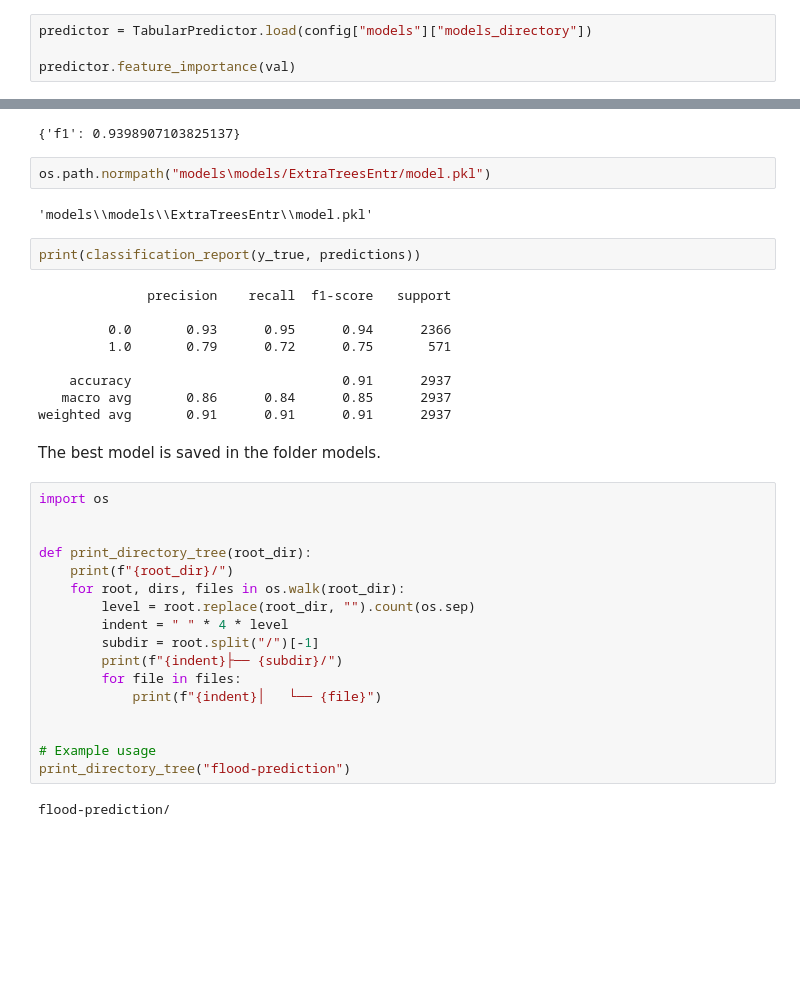
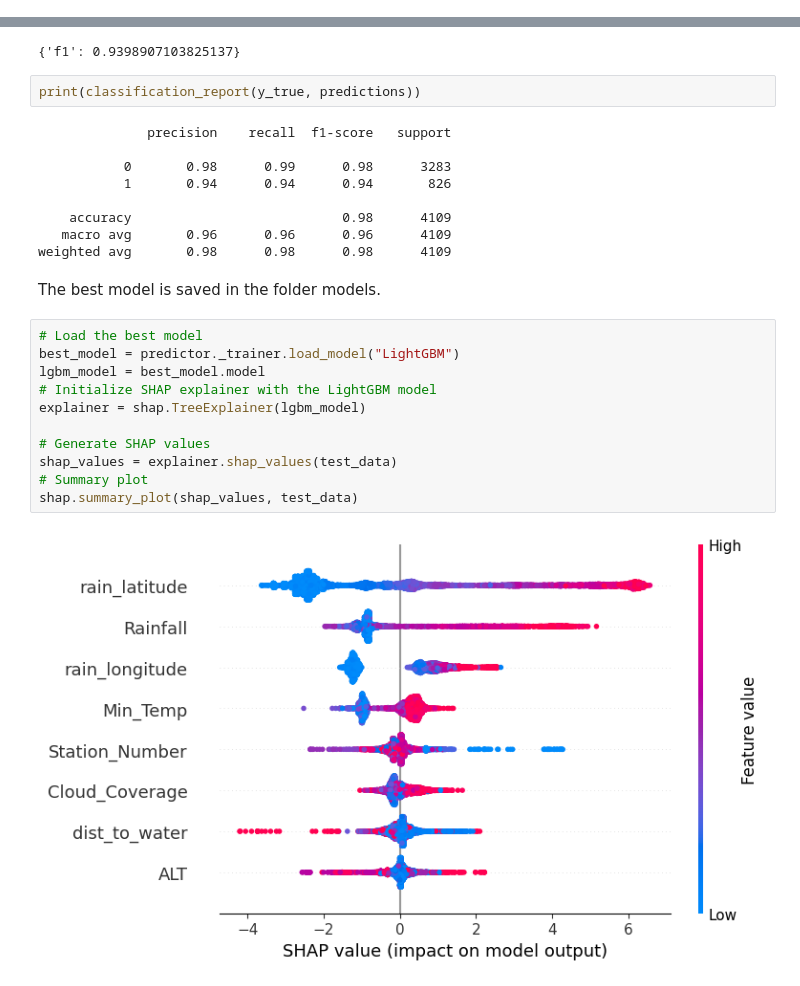
Before and after one commit to KimaniKibuthu/flood-prediction, a Jupyter notebook: notebooks/04_modelling.ipynb, the cells around one changed output, grey strips where cells are left out. Cells and saved outputs as stored; diff of their text form; blank space fills up the shorter version.

```diff
--- a/notebooks/04_modelling.ipynb
+++ b/notebooks/04_modelling.ipynb
@@ -88,4 +79,0 @@ shutil.move(predictor.path, "models/best_model")
-# %%
-predictor = TabularPredictor.load(config["models"]["models_directory"])
-
-predictor.feature_importance(val)
@@ -147,39 +98,29 @@ perf = predictor.evaluate(test, auxiliary_metrics=False)
 perf
 # %% [output]
 {'f1': 0.9398907103825137}
-# %%
-os.path.normpath("models\models/ExtraTreesEntr/model.pkl")
-# %% [output]
-'models\\models\\ExtraTreesEntr\\model.pkl'
 # %%
 print(classification_report(y_true, predictions))
 # %% [output]
               precision    recall  f1-score   support
 
-         0.0       0.93      0.95      0.94      2366
-         1.0       0.79      0.72      0.75       571
+           0       0.98      0.99      0.98      3283
+           1       0.94      0.94      0.94       826
 
-    accuracy                           0.91      2937
-   macro avg       0.86      0.84      0.85      2937
-weighted avg       0.91      0.91      0.91      2937
+    accuracy                           0.98      4109
+   macro avg       0.96      0.96      0.96      4109
+weighted avg       0.98      0.98      0.98      4109
 # %% [markdown]
 The best model is saved in the folder models.
-# %%
-import os
-
-
-def print_directory_tree(root_dir):
-    print(f"{root_dir}/")
-    for root, dirs, files in os.walk(root_dir):
-        level = root.replace(root_dir, "").count(os.sep)
-        indent = " " * 4 * level
-        subdir = root.split("/")[-1]
-        print(f"{indent}├── {subdir}/")
-        for file in files:
-            print(f"{indent}│   └── {file}")
-
-
-# Example usage
-print_directory_tree("flood-prediction")
-# %% [output]
-flood-prediction/
+# %%
+# Load the best model
+best_model = predictor._trainer.load_model("LightGBM")
+lgbm_model = best_model.model
+# Initialize SHAP explainer with the LightGBM model
+explainer = shap.TreeExplainer(lgbm_model)
+
+# Generate SHAP values
+shap_values = explainer.shap_values(test_data)
+# Summary plot
+shap.summary_plot(shap_values, test_data)
+# %% [output]
+[figure, added]
```
Also changed, not shown: parts of 8 cells of this notebook, 4 other files.
